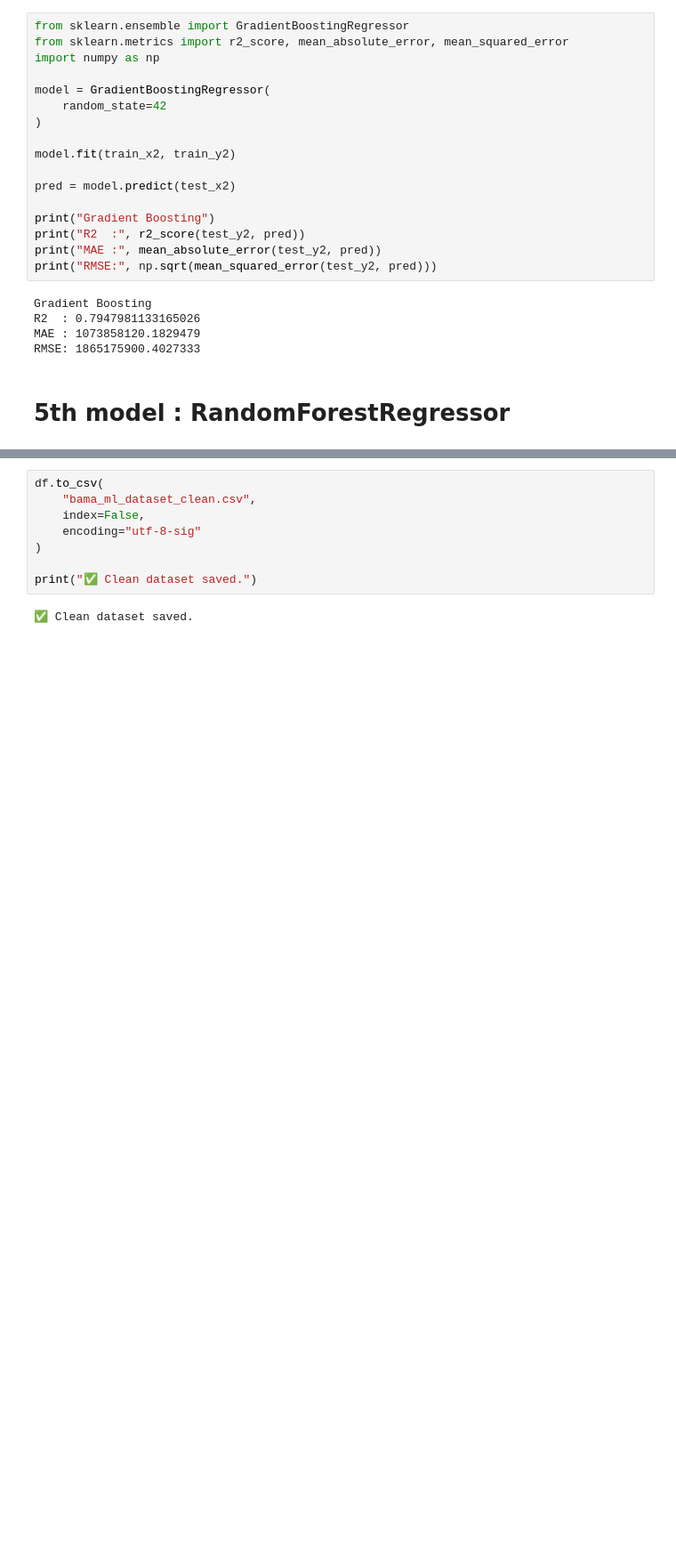
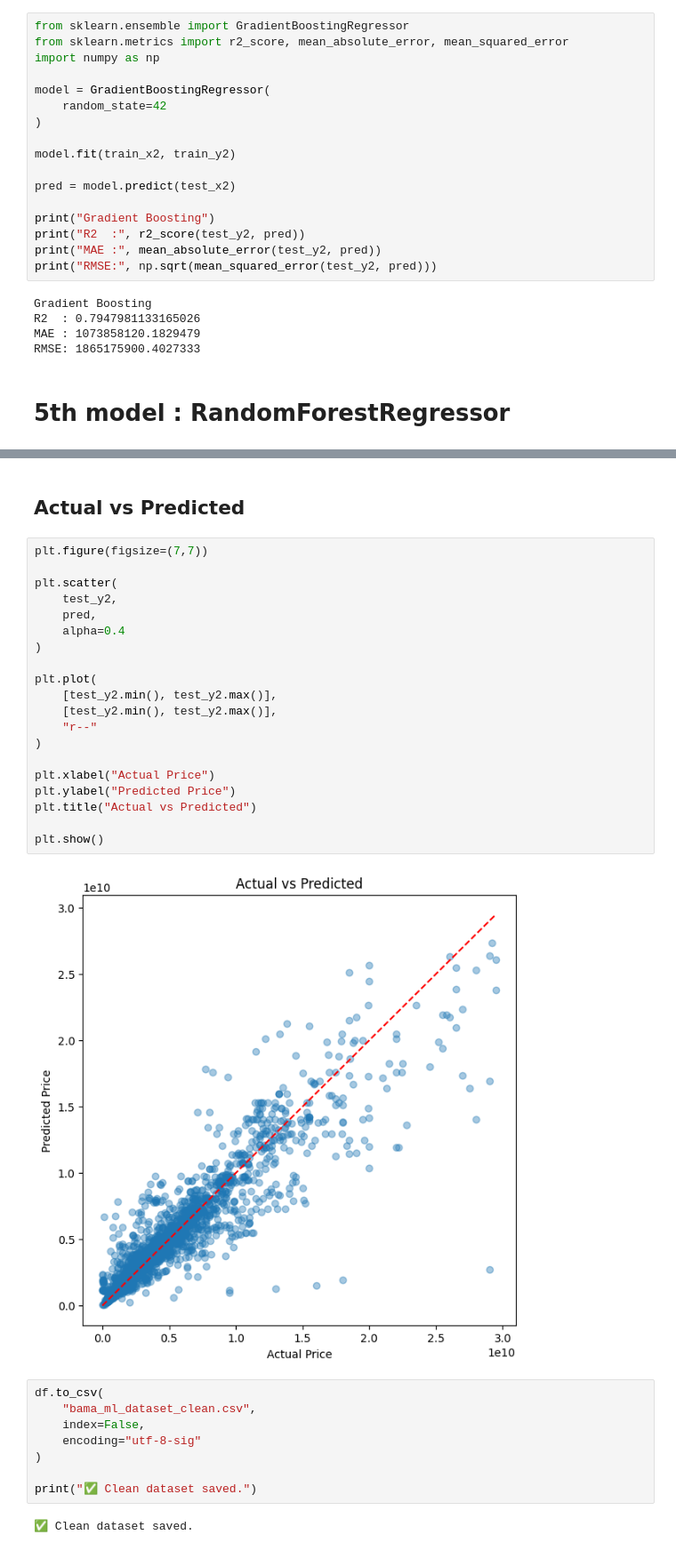
Before and after one commit to Kourosh-Asadi/Car-Price-Prediction-using-Machine-Learning, a Jupyter notebook: Model.ipynb, the cells around one changed output, grey strips where cells are left out. Shown at 89% size. Drawn from its saved outputs; the diff is of its cells as text; blank space fills up the shorter version.

```diff
--- a/Model.ipynb
+++ b/Model.ipynb
@@ -201,3 +254,27 @@ print(df["engine_liter"].max())
+# %% [markdown]
+## Actual vs Predicted
+# %%
+plt.figure(figsize=(7,7))
+
+plt.scatter(
+    test_y2,
+    pred,
+    alpha=0.4
+)
+
+plt.plot(
+    [test_y2.min(), test_y2.max()],
+    [test_y2.min(), test_y2.max()],
+    "r--"
+)
+
+plt.xlabel("Actual Price")
+plt.ylabel("Predicted Price")
+plt.title("Actual vs Predicted")
+
+plt.show()
+# %% [output]
+[figure, added]
 # %%
 df.to_csv(
     "bama_ml_dataset_clean.csv",
```
Also changed, not shown: parts of 13 cells of this notebook.
